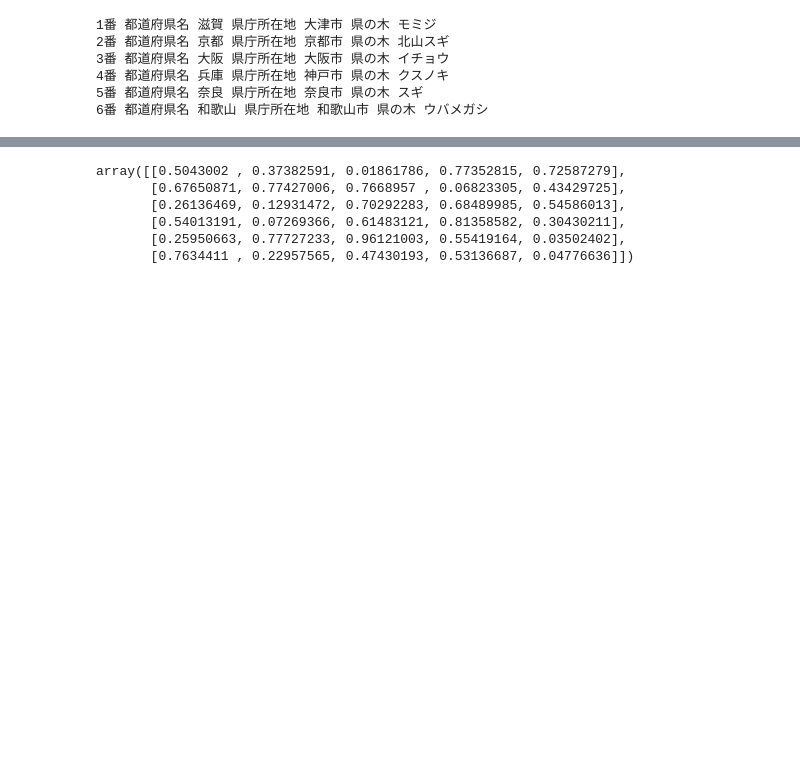
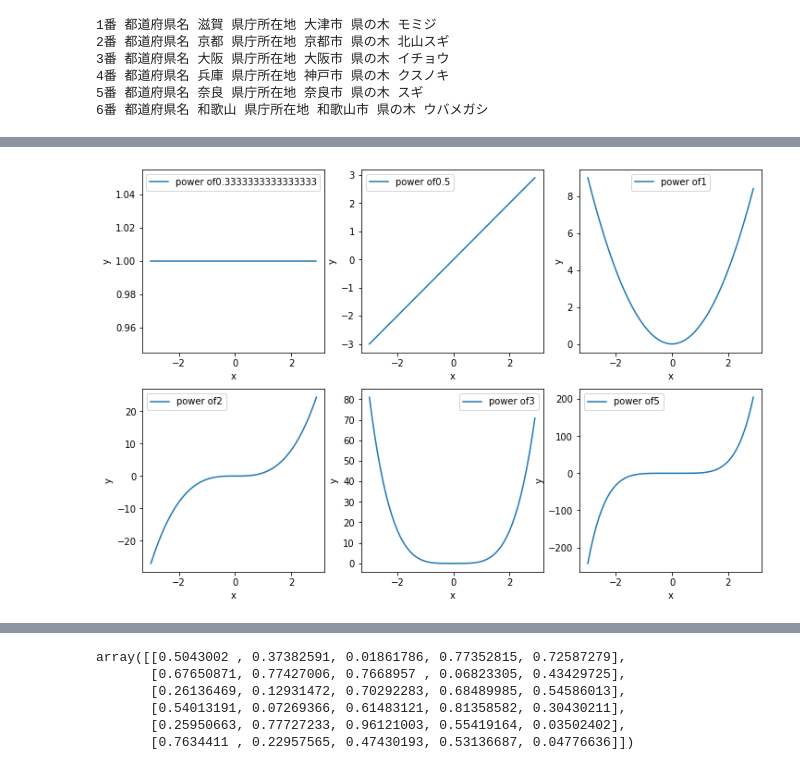
Before and after one commit to montcrypto/DataScience_AI, a Jupyter notebook: Untitled.ipynb, the cells around one changed output, grey strips where cells are left out. Drawn from its saved outputs; the diff is of its cells as text; code cells hidden in the pictures; blank space fills up the shorter version.

```diff
--- a/Untitled.ipynb
+++ b/Untitled.ipynb
@@ -14,0 +29,12 @@
+# %%
+fig, axes = plt.subplots(ncols=3,nrows=2, figsize=(12,8))
+power=[1/3,1/2,1,2,3,5]
+for i,p in enumerate(power):
+    c,r=divmod(i,3)
+    axes[c,r].plot(x,x**i,label="power of"+str(power[i]) )
+    axes[c,r].legend()
+    axes[c,r].set_xlabel('x')
+    axes[c,r].set_ylabel('y')
+plt.show()
+# %% [output]
+[figure, added]
```
Also changed, not shown: parts of 2 cells of this notebook, 3 other files.
